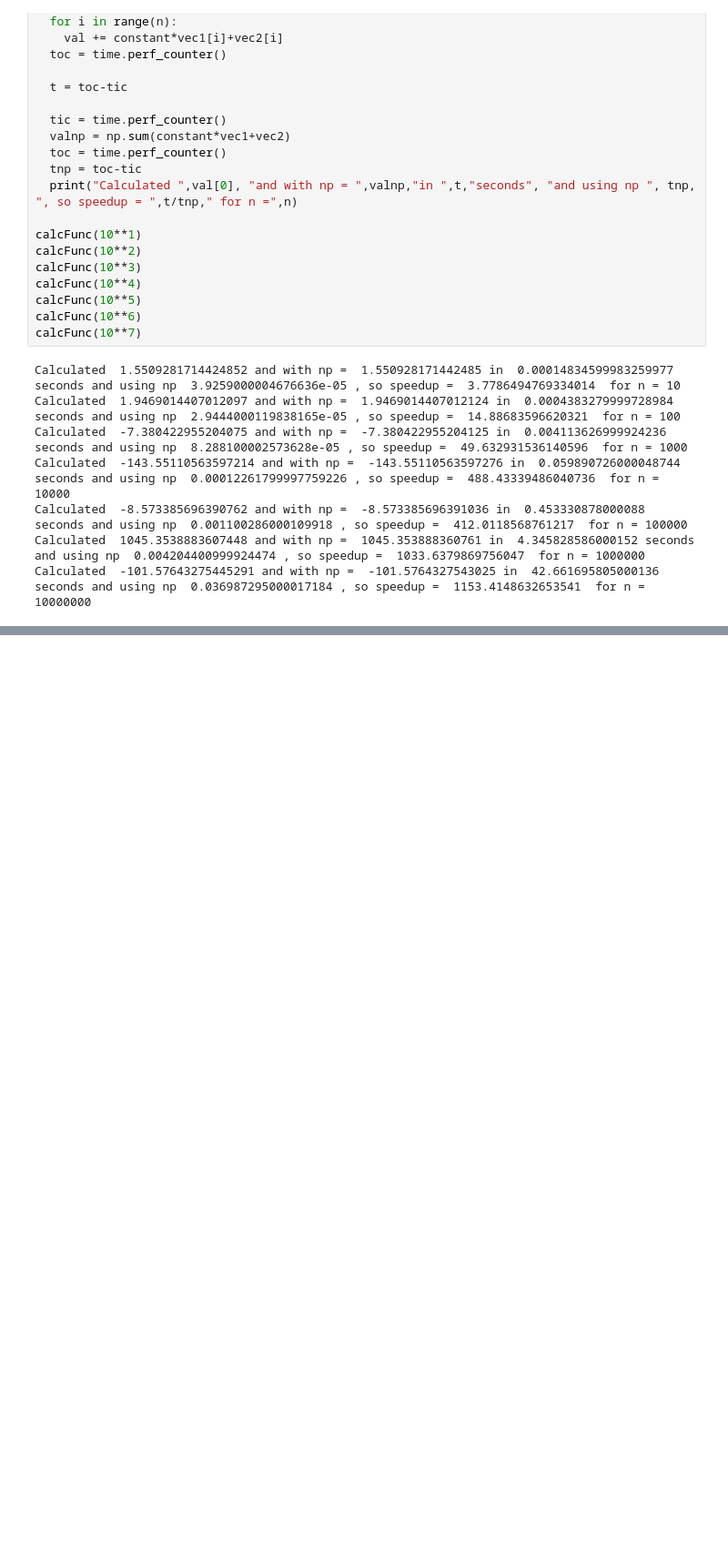
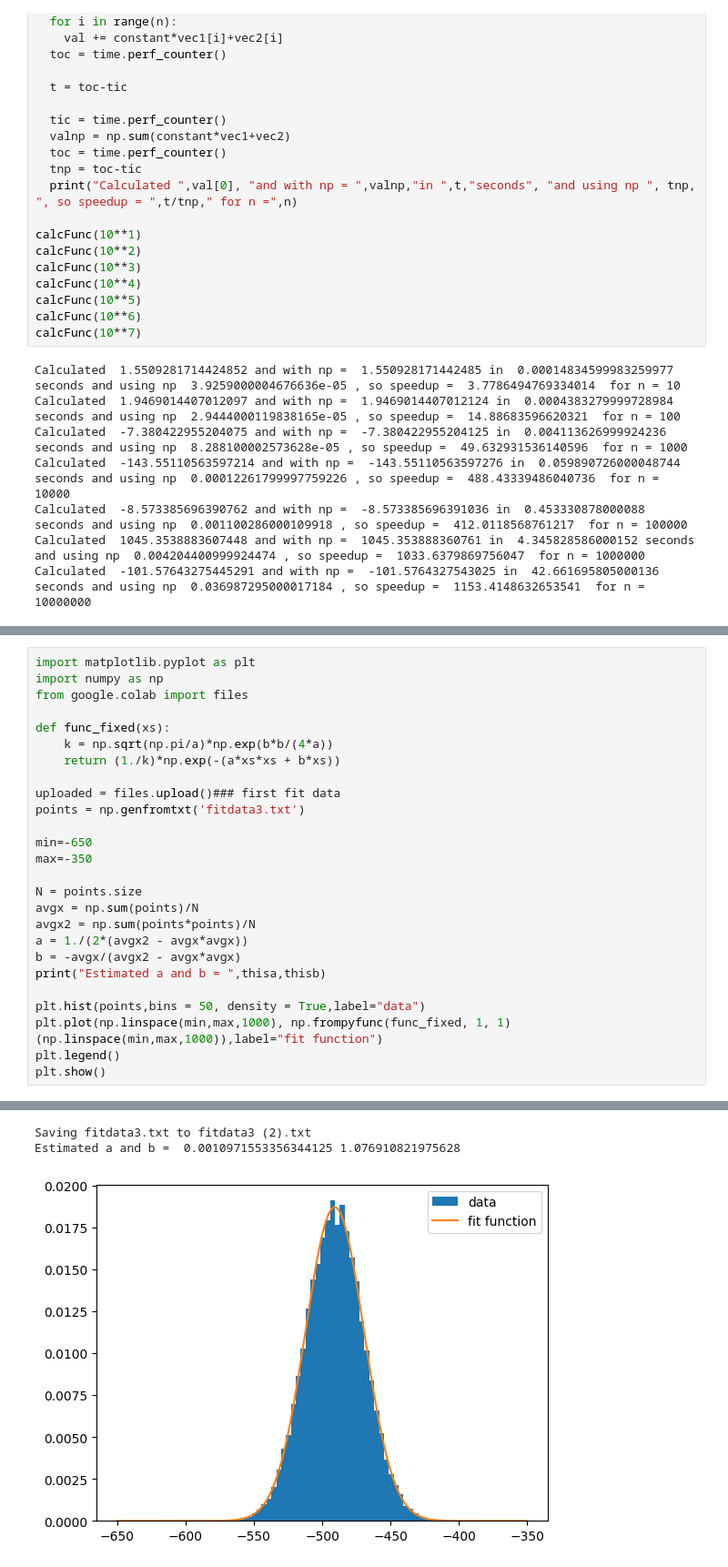
Before and after one commit to NIUCompPhys/Spring2024, a Jupyter notebook: PHYS 410-510 Chapter 5.ipynb, the cells around one changed output, grey strips where cells are left out. Shown at 91% size. Cells and saved outputs as stored; diff of their text form; blank space fills up the shorter version.

```diff
--- a/PHYS 410-510 Chapter 5.ipynb
+++ b/PHYS 410-510 Chapter 5.ipynb
@@ -419,0 +446,27 @@ Calculated  -101.57643275445291 and with np =  -101.5764327543025 in  42.6616958
+# %%
+import matplotlib.pyplot as plt
+import numpy as np
+from google.colab import files
+
+def func_fixed(xs):
+    k = np.sqrt(np.pi/a)*np.exp(b*b/(4*a))
+    return (1./k)*np.exp(-(a*xs*xs + b*xs))
+
+uploaded = files.upload()### first fit data
+points = np.genfromtxt('fitdata3.txt')
+
+min=-650
+max=-350
+
+N = points.size
+avgx = np.sum(points)/N
+avgx2 = np.sum(points*points)/N
+a = 1./(2*(avgx2 - avgx*avgx))
+b = -avgx/(avgx2 - avgx*avgx)
+print("Estimated a and b = ",thisa,thisb)
+
+plt.hist(points,bins = 50, density = True,label="data")
+plt.plot(np.linspace(min,max,1000), np.frompyfunc(func_fixed, 1, 1)(np.linspace(min,max,1000)),label="fit function")
+plt.legend()
+plt.show()
+# %% [output]
@@ -419,0 +474,3 @@ Calculated  -101.57643275445291 and with np =  -101.5764327543025 in  42.6616958
+Saving fitdata3.txt to fitdata3 (2).txt
+Estimated a and b =  0.0010971553356344125 1.076910821975628
+[figure, added]
```
Also changed, not shown: parts of 2 cells of this notebook.
